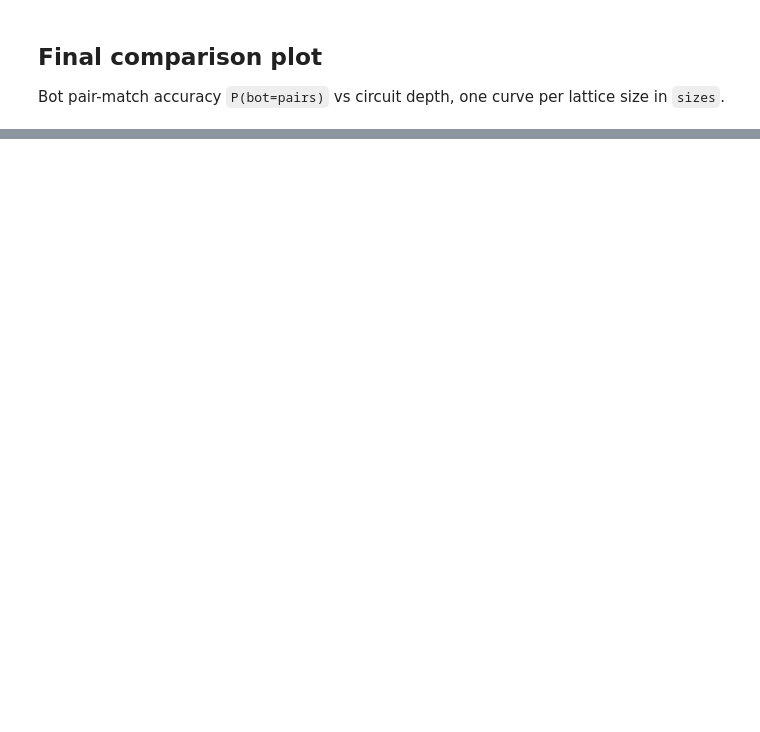
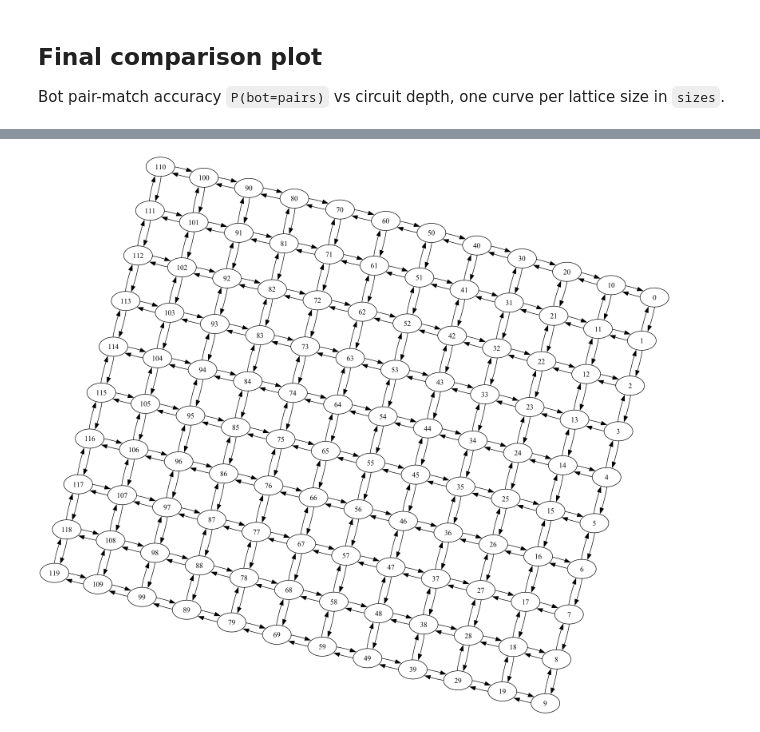
Before and after one commit to moth-quantum/qiskit-device-benchmarking, a Jupyter notebook: mirror_qa_topo.ipynb, the cells around one changed output, grey strips where cells are left out. Saved outputs shown, nothing was run; the diff lists cells and outputs as text; code cells hidden in the pictures; blank space fills up the shorter version.

```diff
--- a/mirror_qa_topo.ipynb
+++ b/mirror_qa_topo.ipynb
@@ -666,0 +644,5 @@ plt.show()
+# %%
+real_backend = FakeMiami() # FakeMiami is a square lattice!
+real_backend.coupling_map.draw()
+# %% [output]
+[figure, added]
```
Also changed, not shown: parts of 18 cells of this notebook, 2 other files.
